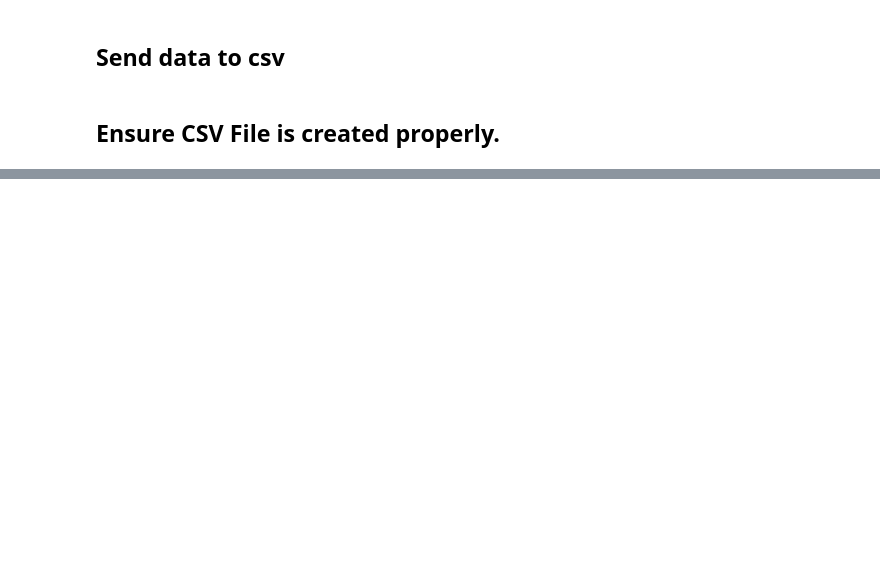
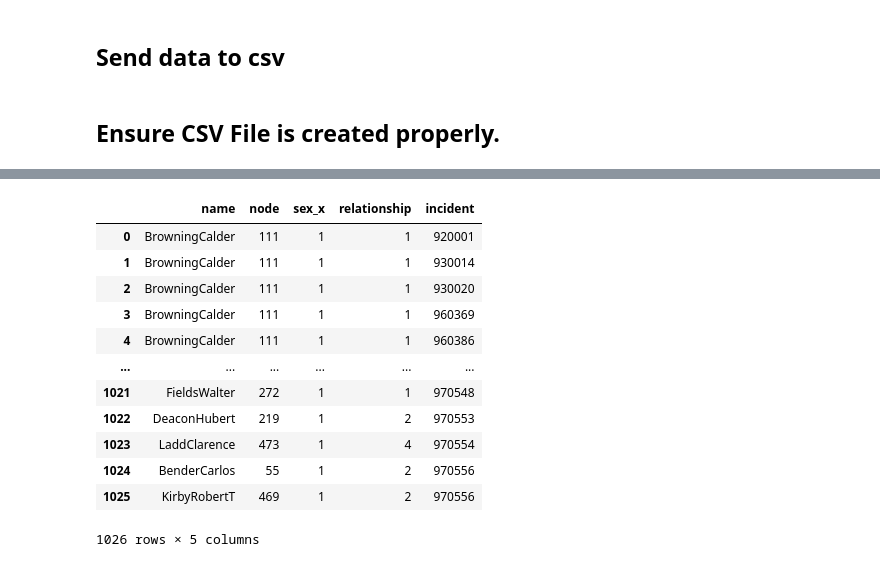
Before and after one commit to WillieDavonSmalls/KJW_CUNY_DATA_620, a Jupyter notebook: KJW_Project2_DS620/data/project2_data_wrangling.ipynb, the cells around one changed output, grey strips where cells are left out. Saved outputs shown, nothing was run; the diff lists cells and outputs as text; code cells hidden in the pictures; blank space fills up the shorter version.

```diff
--- a/KJW_Project2_DS620/data/project2_data_wrangling.ipynb
+++ b/KJW_Project2_DS620/data/project2_data_wrangling.ipynb
@@ -176,0 +183,34 @@ crime_data_df
+# %%
+#Create list of all the incidents
+incident_list = list(crime_data_df.columns.values)
+
+#remove uncessary names and bad data
+incident_list.remove('name')
+incident_list.remove('sex')
+incident_list.remove('node')
+incident_list.remove('960267.1')
+incident_list.remove('960247.1')
+incident_list.remove('950203')
+
+# #initialize empty array for node edge pairs
+bipart_data_structure = []
+
+for incident in incident_list:
+
+    #create data frame with just node, sex, and incident
+    incident_df = crime_data_df[['node','sex', incident]]
+
+    #extract rows with values greater than 0
+    incident_compressed_df = incident_df[(incident_df > 0).all(axis=1)]
+
+    #create a list from the data frame
+    incident_compressed_list = incident_compressed_df.values.tolist()
+    incident_compressed_list
+
+    for person in incident_compressed_list:
+        person.append(incident)
+        bipart_data_structure.append(person)
+
+bipart_data_structure
+bipart_data_structure_df = pd.DataFrame(bipart_data_structure, columns = ['node', 'sex', 'relationship', 'incident'])
+bipart_data_structure_df
@@ -176,0 +231,22 @@ crime_data_df
+# %%
+#bring in the data name
+crime_data_df
+bipart_data_structure_df
+bipart_data_df = pd.merge(bipart_data_structure_df, crime_data_df, on='node')
+bipart_data_df = bipart_data_df[['name','node','sex_x','relationship','incident']]
+bipart_data_df.to_csv('bipart_crime_data.csv')
+bipart_data_df
+# %% [output]
+|  | name | node | sex_x | relationship | incident |
+| 0 | BrowningCalder | 111 | 1 | 1 | 920001 |
+| 1 | BrowningCalder | 111 | 1 | 1 | 930014 |
+| 2 | BrowningCalder | 111 | 1 | 1 | 930020 |
+| 3 | BrowningCalder | 111 | 1 | 1 | 960369 |
+| 4 | BrowningCalder | 111 | 1 | 1 | 960386 |
+| ... | ... | ... | ... | ... | ... |
+| 1021 | FieldsWalter | 272 | 1 | 1 | 970548 |
+| 1022 | DeaconHubert | 219 | 1 | 2 | 970553 |
+| 1023 | LaddClarence | 473 | 1 | 4 | 970554 |
+| 1024 | BenderCarlos | 55 | 1 | 2 | 970556 |
+| 1025 | KirbyRobertT | 469 | 1 | 2 | 970556 |
+1026 rows × 5 columns
```
Also changed, not shown: parts of 5 cells of this notebook, 2 other files.
